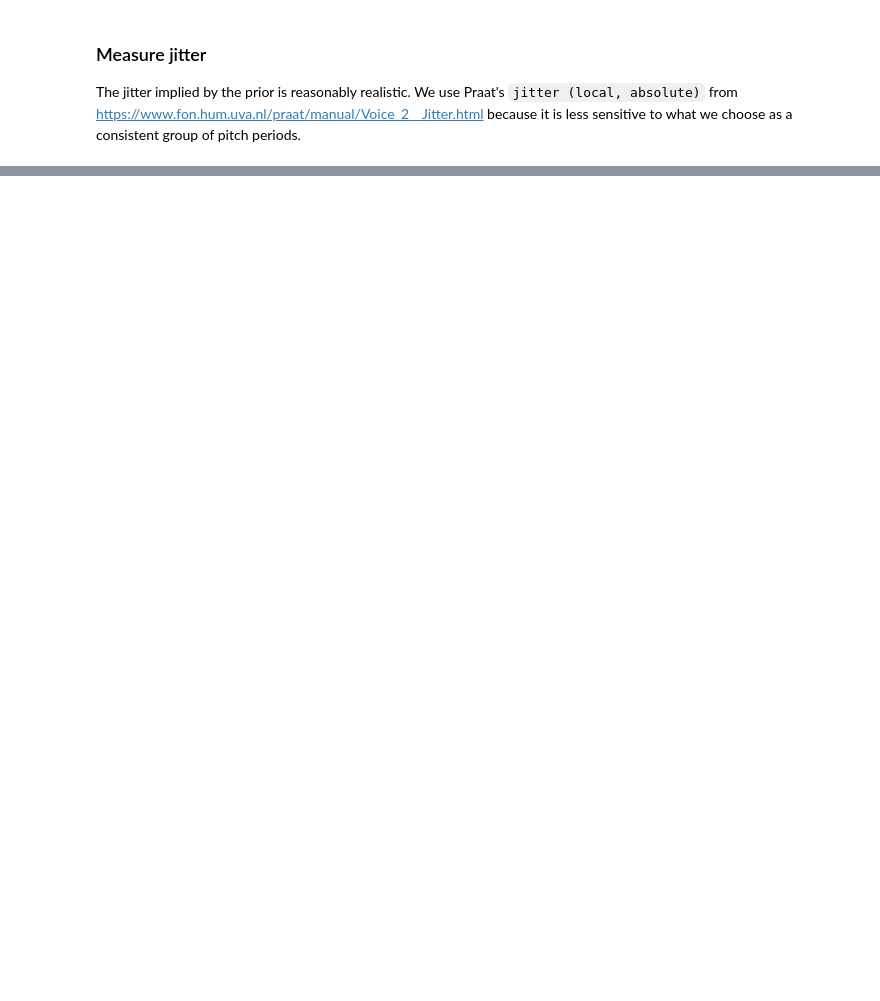
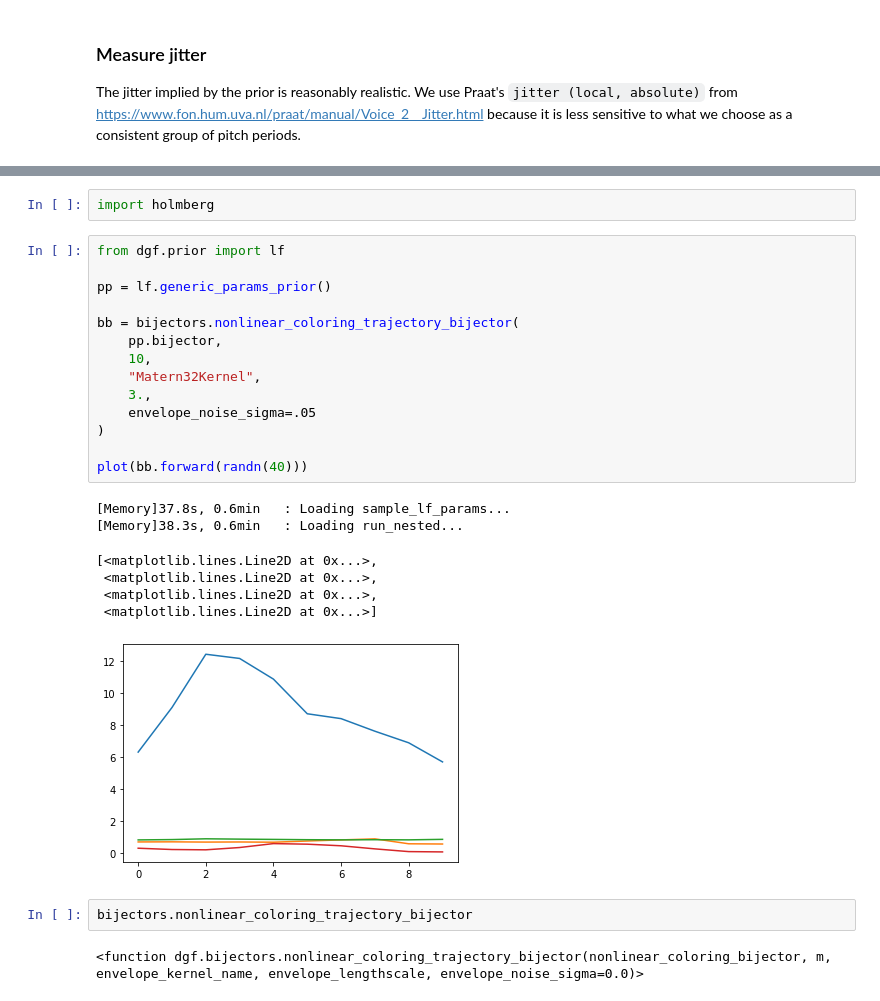
Before and after one commit to mvsoom/thesis-py, a Jupyter notebook: dgf/prior/period.ipynb, the cells around one changed output, grey strips where cells are left out. Cells and saved outputs as stored; diff of their text form; blank space fills up the shorter version.

```diff
--- a/dgf/prior/period.ipynb
+++ b/dgf/prior/period.ipynb
@@ -460,0 +467,28 @@ xlabel('Local absolute jitter (microseconds)');
+# %%
+import holmberg
+# %%
+from dgf.prior import lf
+
+pp = lf.generic_params_prior()
+
+bb = bijectors.nonlinear_coloring_trajectory_bijector(
+    pp.bijector,
+    10,
+    "Matern32Kernel",
+    3.,
+    envelope_noise_sigma=.05
+)
+
+plot(bb.forward(randn(40)))
+# %% [output]
+[Memory]37.8s, 0.6min   : Loading sample_lf_params...
+[Memory]38.3s, 0.6min   : Loading run_nested...
+[<matplotlib.lines.Line2D at 0x...>,
+ <matplotlib.lines.Line2D at 0x...>,
+ <matplotlib.lines.Line2D at 0x...>,
+ <matplotlib.lines.Line2D at 0x...>]
+[figure, added]
+# %%
+bijectors.nonlinear_coloring_trajectory_bijector
+# %% [output]
+<function dgf.bijectors.nonlinear_coloring_trajectory_bijector(nonlinear_coloring_bijector, m, envelope_kernel_name, envelope_lengthscale, envelope_noise_sigma=0.0)>
```
Also changed, not shown: parts of 33 cells of this notebook, 7 other files.
